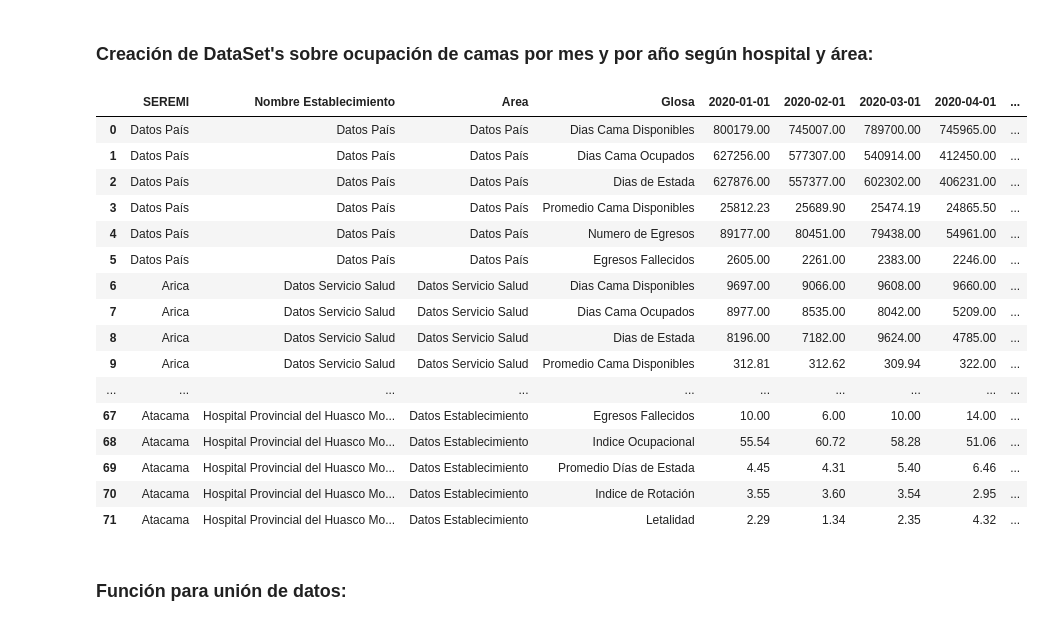
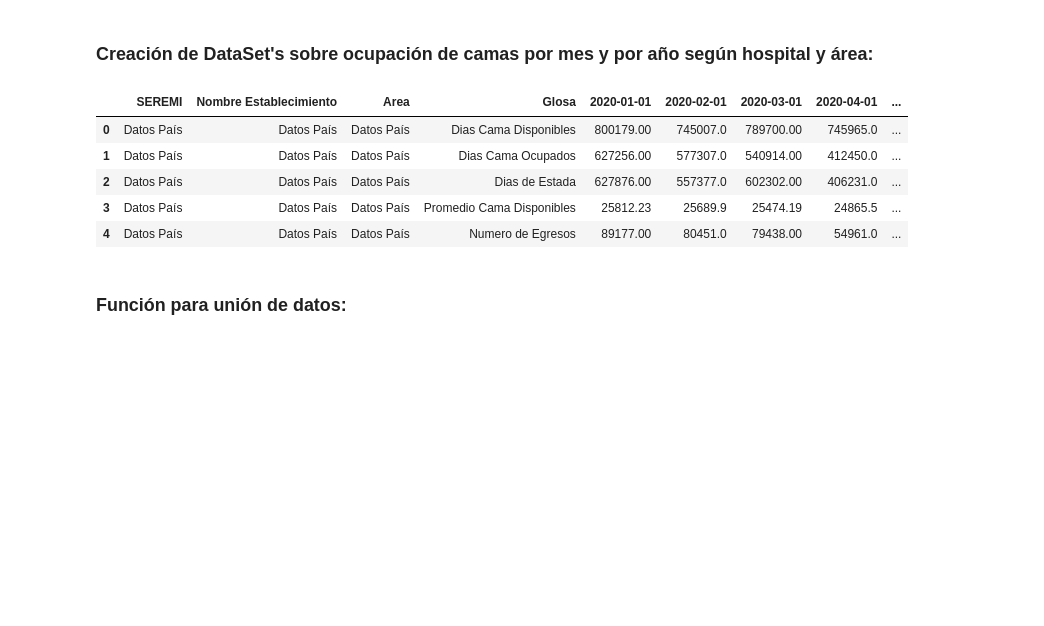
Before and after one commit to camv98/SENDA_Chile, a Jupyter notebook: XGBRegressor-Hospitales.ipynb, the cells around one changed output. Cells and saved outputs as stored; diff of their text form; code cells hidden in the pictures; blank space fills up the shorter version.

```diff
--- a/XGBRegressor-Hospitales.ipynb
+++ b/XGBRegressor-Hospitales.ipynb
@@ -98,18 +98,18 @@ seremi_data["2015"].head(12)
 # %%
 # Archivos filtrados hospitalarios
 archivos_filtrados = {
-    "2014": "2014_filtrado.csv",
-    "2015": "2015_filtrado.csv",
-    "2016": "2016_filtrado.csv",
-    "2017": "2017_filtrado.csv",
-    "2018": "2018_filtrado.csv",
-    "2019": "2019_filtrado.csv",
-    "2020": "2020_filtrado.csv",
-    "2021": "2021_filtrado.csv",
-    "2022": "2022_filtrado.csv",
-    "2023": "2023_filtrado.csv",
-    "2024": "2024_filtrado.csv",
-    "2025": "2025_filtrado.csv"
+    "2014": "raw_data/2014_filtrado.csv",
+    "2015": "raw_data/2015_filtrado.csv",
+    "2016": "raw_data/2016_filtrado.csv",
+    "2017": "raw_data/2017_filtrado.csv",
+    "2018": "raw_data/2018_filtrado.csv",
+    "2019": "raw_data/2019_filtrado.csv",
+    "2020": "raw_data/2020_filtrado.csv",
+    "2021": "raw_data/2021_filtrado.csv",
+    "2022": "raw_data/2022_filtrado.csv",
+    "2023": "raw_data/2023_filtrado.csv",
+    "2024": "raw_data/2024_filtrado.csv",
+    "2025": "raw_data/2025_filtrado.csv"
 }
 
 # Diccionario para guardar los dataframes ya limpios
@@ -177,50 +177,39 @@ for año, archivo in archivos_filtrados.items():
       "Área Psiquiatría Infanto-adolescente corta estadía"
     ]
     )].copy()
 
     # Eliminar columnas innecesarias
     df = df.drop(columns=columnas_a_eliminar, errors='ignore')
 
     # Renombrar columnas clave
     df = df.rename(columns={
         "Nombre SS/SEREMI": "SEREMI",
         "Nombre Nivel Cuidado": "Area"
     })
 
     # Renombrar columnas de meses abreviados por fecha
     nuevo_nombre_columnas = {}
     año_int = int(año)
 
     for i, mes_abrev in enumerate(meses_abreviados, start=1):
         if mes_abrev in df.columns:
             fecha = datetime(año_int, i, 1).strftime('%Y-%m-%d')
             nuevo_nombre_columnas[mes_abrev] = fecha
 
     df = df.rename(columns=nuevo_nombre_columnas)
 
     # Guardar DataFrame limpio
     filtrado_limpio[año] = df
 
 # Ejemplo: verificar que todo cargó bien
-filtrado_limpio["2020"].head(50)
+filtrado_limpio["2020"].head()
 # %% [output]
 |  | SEREMI | Nombre Establecimiento | Area | Glosa | 2020-01-01 | 2020-02-01 | 2020-03-01 | 2020-04-01 | ... |
-| 0 | Datos País | Datos País | Datos País | Dias Cama Disponibles | 800179.00 | 745007.00 | 789700.00 | 745965.00 | ... |
-| 1 | Datos País | Datos País | Datos País | Dias Cama Ocupados | 627256.00 | 577307.00 | 540914.00 | 412450.00 | ... |
-| 2 | Datos País | Datos País | Datos País | Dias de Estada | 627876.00 | 557377.00 | 602302.00 | 406231.00 | ... |
-| 3 | Datos País | Datos País | Datos País | Promedio Cama Disponibles | 25812.23 | 25689.90 | 25474.19 | 24865.50 | ... |
-| 4 | Datos País | Datos País | Datos País | Numero de Egresos | 89177.00 | 80451.00 | 79438.00 | 54961.00 | ... |
-| 5 | Datos País | Datos País | Datos País | Egresos Fallecidos | 2605.00 | 2261.00 | 2383.00 | 2246.00 | ... |
-| 6 | Arica | Datos Servicio Salud | Datos Servicio Salud | Dias Cama Disponibles | 9697.00 | 9066.00 | 9608.00 | 9660.00 | ... |
-| 7 | Arica | Datos Servicio Salud | Datos Servicio Salud | Dias Cama Ocupados | 8977.00 | 8535.00 | 8042.00 | 5209.00 | ... |
-| 8 | Arica | Datos Servicio Salud | Datos Servicio Salud | Dias de Estada | 8196.00 | 7182.00 | 9624.00 | 4785.00 | ... |
-| 9 | Arica | Datos Servicio Salud | Datos Servicio Salud | Promedio Cama Disponibles | 312.81 | 312.62 | 309.94 | 322.00 | ... |
-| ... | ... | ... | ... | ... | ... | ... | ... | ... | ... |
-| 67 | Atacama | Hospital Provincial del Huasco Mo... | Datos Establecimiento | Egresos Fallecidos | 10.00 | 6.00 | 10.00 | 14.00 | ... |
-| 68 | Atacama | Hospital Provincial del Huasco Mo... | Datos Establecimiento | Indice Ocupacional | 55.54 | 60.72 | 58.28 | 51.06 | ... |
-| 69 | Atacama | Hospital Provincial del Huasco Mo... | Datos Establecimiento | Promedio Días de Estada | 4.45 | 4.31 | 5.40 | 6.46 | ... |
-| 70 | Atacama | Hospital Provincial del Huasco Mo... | Datos Establecimiento | Indice de Rotación | 3.55 | 3.60 | 3.54 | 2.95 | ... |
-| 71 | Atacama | Hospital Provincial del Huasco Mo... | Datos Establecimiento | Letalidad | 2.29 | 1.34 | 2.35 | 4.32 | ... |
+| 0 | Datos País | Datos País | Datos País | Dias Cama Disponibles | 800179.00 | 745007.0 | 789700.00 | 745965.0 | ... |
+| 1 | Datos País | Datos País | Datos País | Dias Cama Ocupados | 627256.00 | 577307.0 | 540914.00 | 412450.0 | ... |
+| 2 | Datos País | Datos País | Datos País | Dias de Estada | 627876.00 | 557377.0 | 602302.00 | 406231.0 | ... |
+| 3 | Datos País | Datos País | Datos País | Promedio Cama Disponibles | 25812.23 | 25689.9 | 25474.19 | 24865.5 | ... |
+| 4 | Datos País | Datos País | Datos País | Numero de Egresos | 89177.00 | 80451.0 | 79438.00 | 54961.0 | ... |
 # %% [markdown]
 ### Función para unión de datos:
 # %%
```
Also changed, not shown: parts of 7 cells of this notebook, 49 other files.
